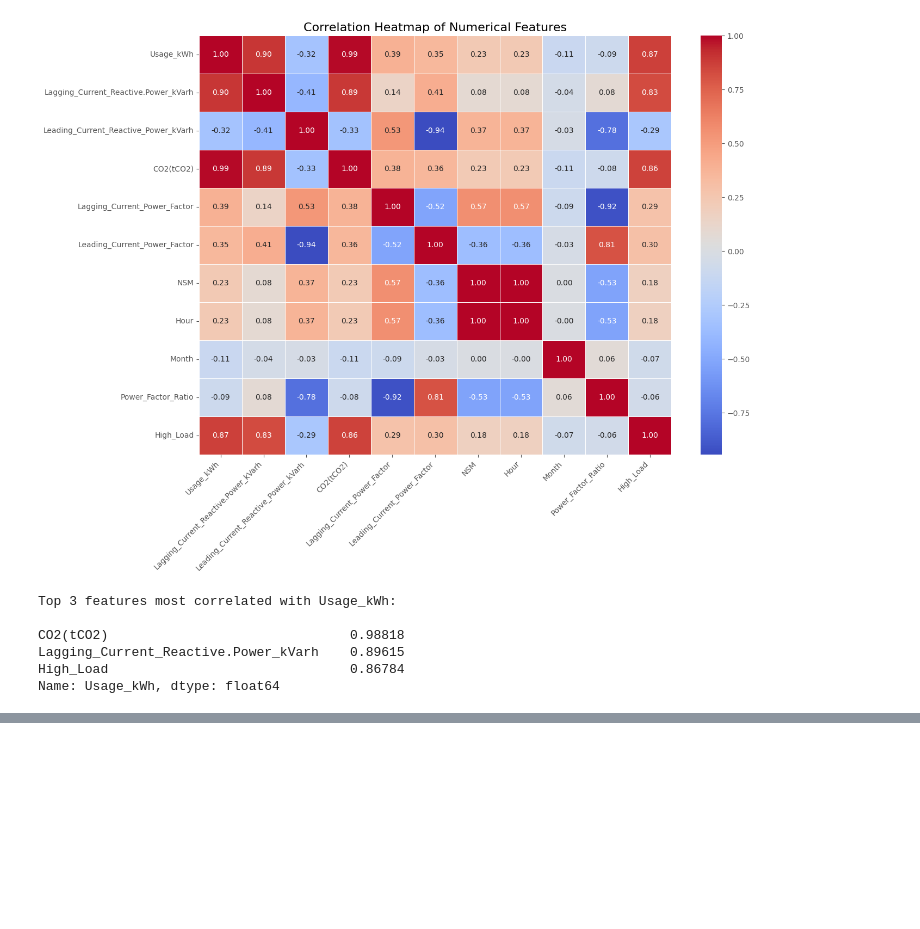
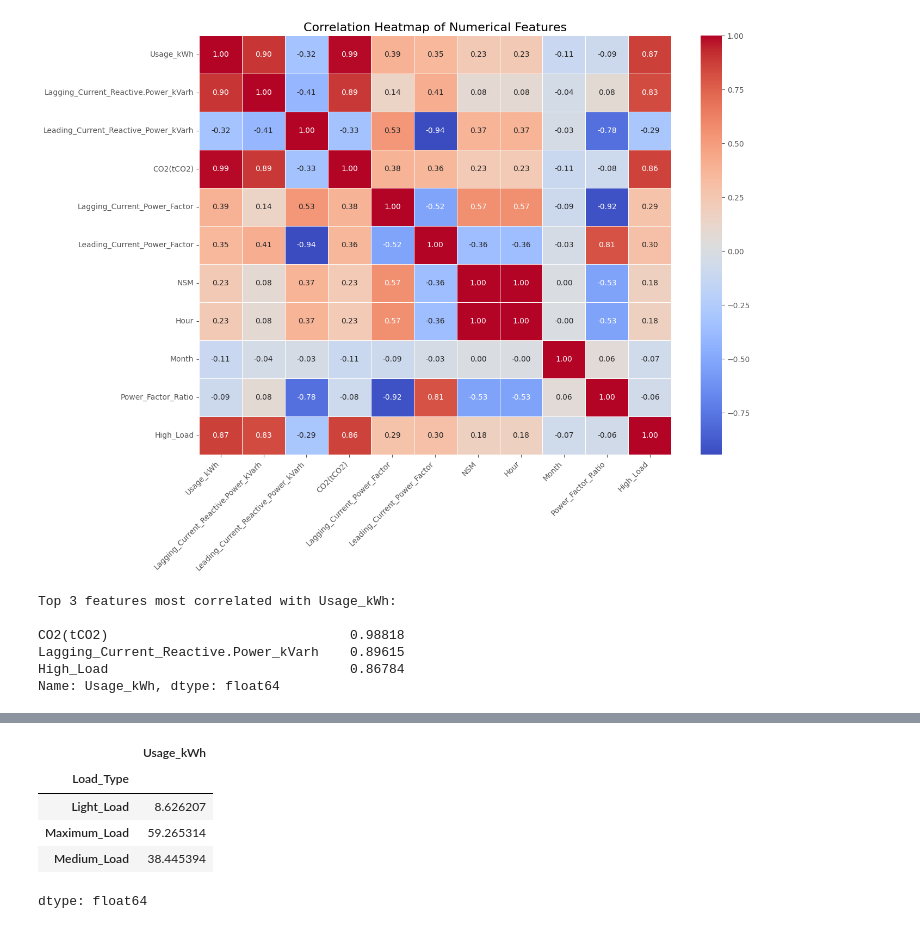
Before and after one commit to hania-sajjad/Week-2-Task, a Jupyter notebook: week2_eda.ipynb, the cells around one changed output, grey strips where cells are left out. Drawn from its saved outputs; the diff is of its cells as text; code cells hidden in the pictures; blank space fills up the shorter version.

```diff
--- a/week2_eda.ipynb
+++ b/week2_eda.ipynb
@@ -383,0 +388,13 @@ Name: Usage_kWh, dtype: float64
+# %%
+# Calculate average Usage_kWh for each Load Type
+avg_usage = df.groupby('Load_Type')['Usage_kWh'].mean()
+
+# Display the averages
+avg_usage
+# %% [output]
+|  | Usage_kWh |
+| Load_Type |  |
+| Light_Load | 8.626207 |
+| Maximum_Load | 59.265314 |
+| Medium_Load | 38.445394 |
+dtype: float64
```
Also changed, not shown: parts of 3 cells of this notebook.
